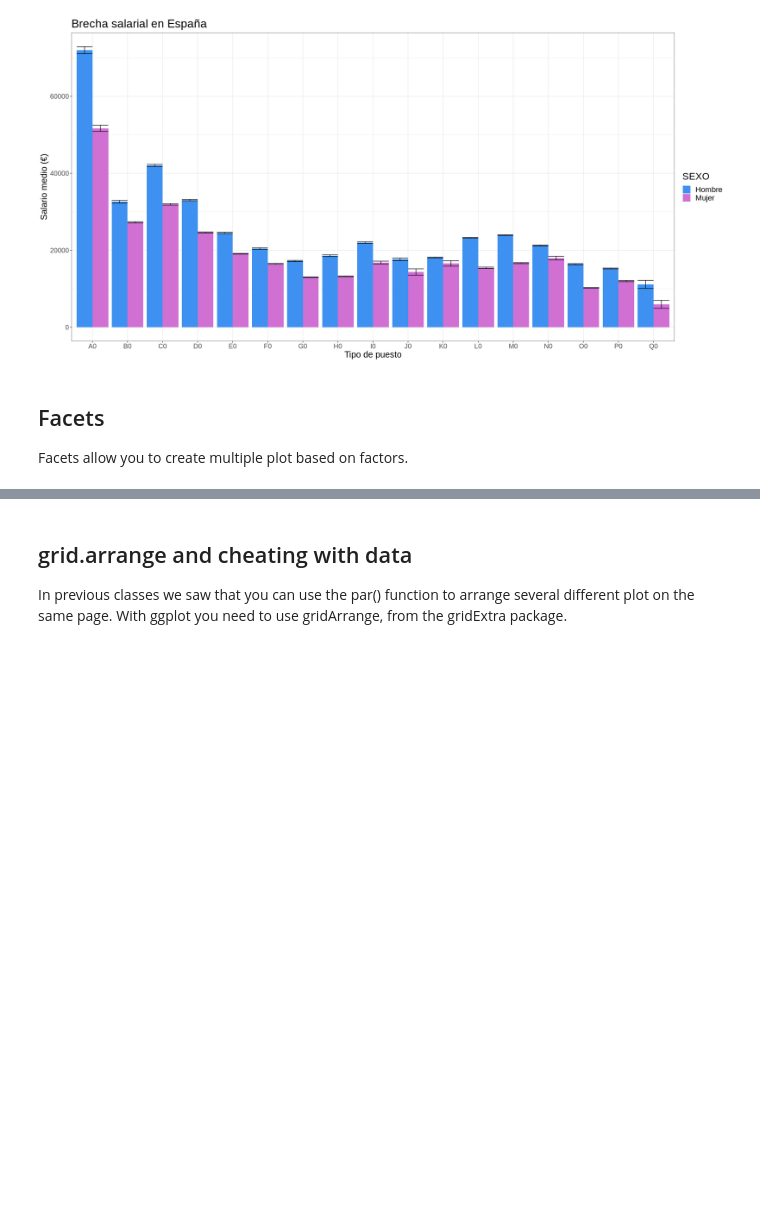
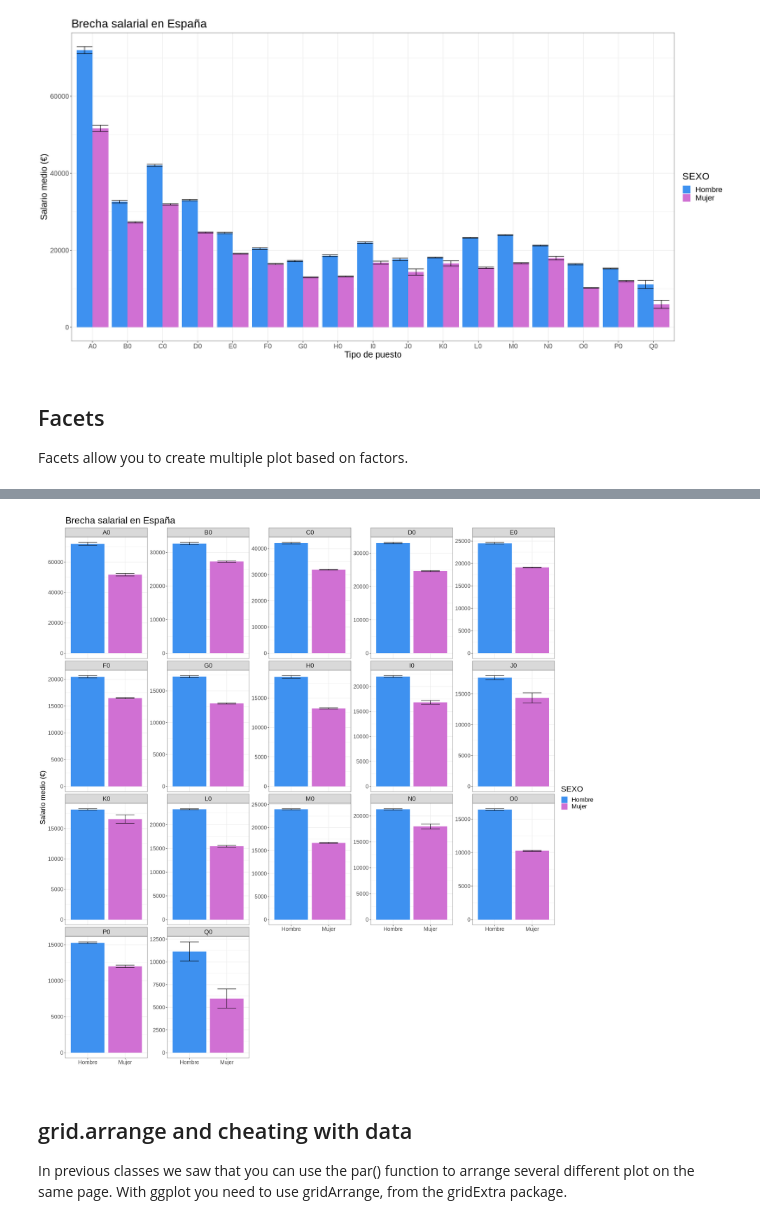
Before and after one commit to jmgs7/Introduction_R, a Jupyter notebook: 5 - ggplot2 - Multiplot (optional).ipynb, the cells around one changed output, grey strips where cells are left out. Drawn from its saved outputs; the diff is of its cells as text; code cells hidden in the pictures; blank space fills up the shorter version.

```diff
--- a/5 - ggplot2 - Multiplot (optional).ipynb
+++ b/5 - ggplot2 - Multiplot (optional).ipynb
@@ -193,3 +196,26 @@ ggplot(sex_positions, aes(x=Position, y=mean)) +
+# %%
+options(repr.plot.width = 20, repr.plot.height = 20, repr.plot.res = 100)
+
+options(scipen = 999) # Evita que se use notación científica en los ejes.
+
+ggplot(sex_positions, aes(x = SEXO, y = mean))  +
+
+geom_bar(aes(x = SEXO, fill = SEXO), stat = "identity", position = 'dodge') + # Gráfico de barras. Stat permite que en el eje x se use para identificar grupos, fill hace que los colores se determinen por un grupo dado y position = 'dodge' que salga una barra al lado de otra.
+
+geom_errorbar(aes(x = SEXO, ymin = mean-std_err, ymax = mean+std_err, group = SEXO), position = 'dodge', width = 0.5) + # Se usa el std error que hemos calculado. x_max e y_min es el valor +/- error. Group permiet que se asocie a un grupo dado y position que salga en su misma posición.
+
+labs(title = "Brecha salarial en España", x = "", y = "Salario medio (€)")+  # Cambiamos los títulos.
+
+theme_bw() + # Usamos el tema blanco y negro.
+
+theme(axis.text = element_text(size = 14), axis.title = element_text(size = 18), title = element_text(size = 20), legend.text = element_text(size = 16),  # Cambiamos el tamaño de los textos.
+strip.text = element_text(size = 16)) + # PARA EL TÍTULO DE LOS MINIGŔAFICOS.
+
+scale_fill_manual(values=c('#3e91f0','#d070d3')) + # Cambiamos la combinación de colores.
+
+facet_wrap(vars(Position), scales = "free_y")
+# %% [output]
+[figure, added]
 # %% [markdown]
 ## grid.arrange and cheating with data
 
```
Also changed, not shown: parts of 6 cells of this notebook.
